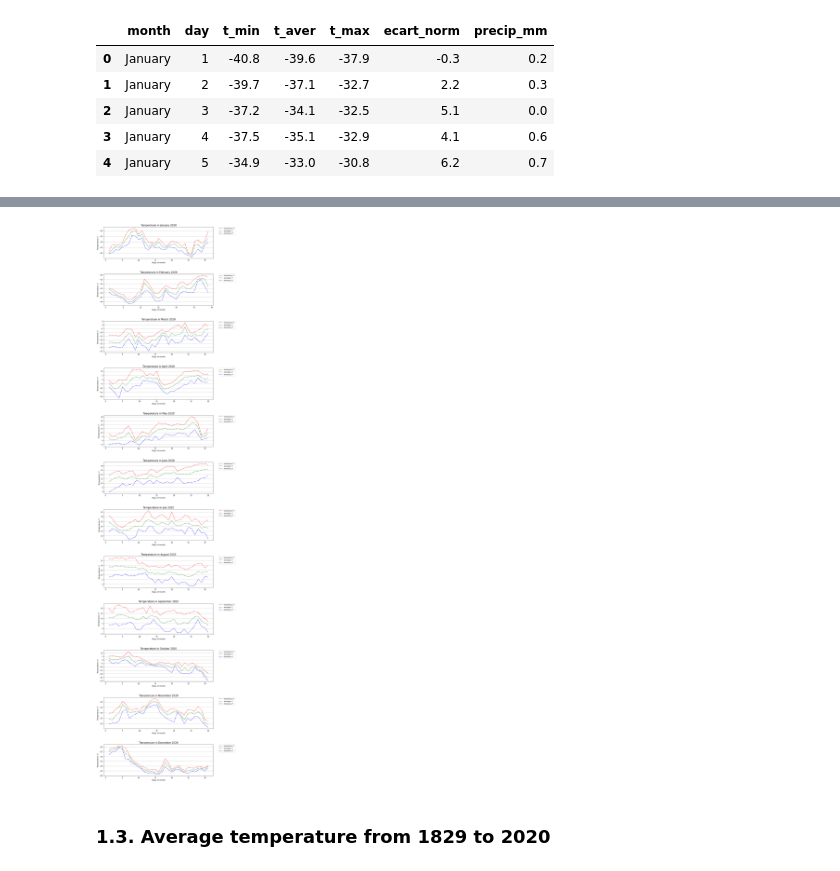
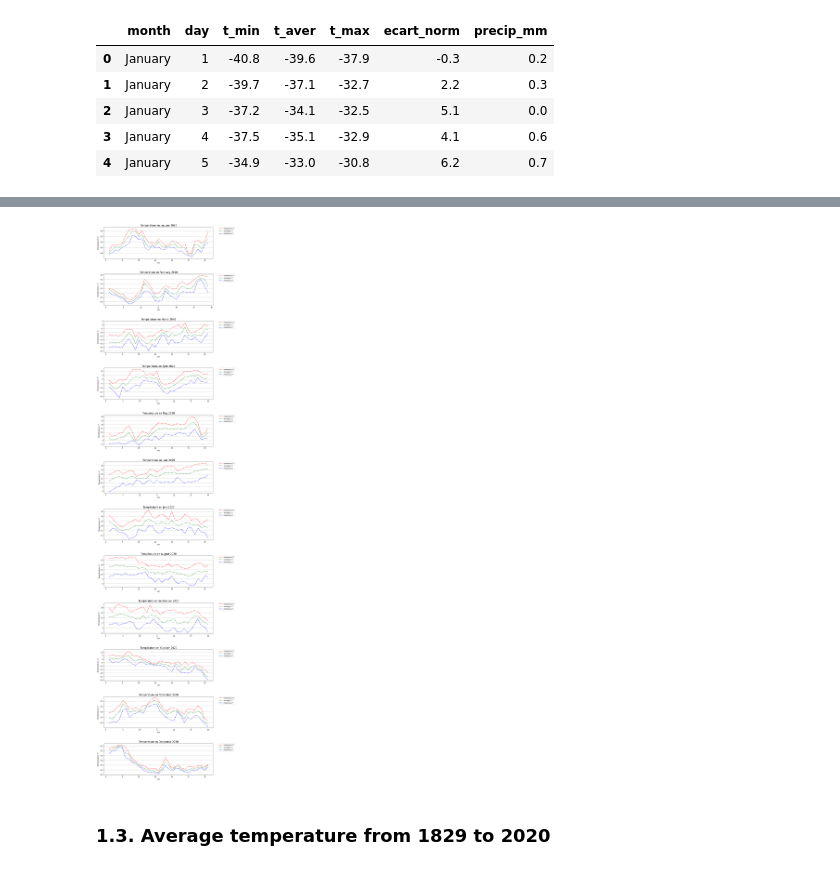
Before and after one commit to tatiana-kim/working-with-weather-data, a Jupyter notebook: weather_visual_mapping.ipynb, the cells around one changed output, grey strips where cells are left out. Drawn from its saved outputs; the diff is of its cells as text; code cells hidden in the pictures.

```diff
--- a/weather_visual_mapping.ipynb
+++ b/weather_visual_mapping.ipynb
@@ -80,37 +77,37 @@ fig, axs = plt.subplots(12, figsize=(12, 62))
 # space between plots
 plt.subplots_adjust(hspace=0.5)
 
 ploty = 0
 for i in months:
     # number of days in current month
     number_days = data[data.month == i].day
     number_days = np.array(number_days)
 
     # labels
-    axs[ploty].set_xlabel('Days of month', fontsize=11)
-    axs[ploty].set_ylabel('Temperature, t°', fontsize=11)
-    axs[ploty].set_title(f'Temperature in {i} 2020', fontsize=15)
+    axs[ploty].set_xlabel('jour', fontsize=11)
+    axs[ploty].set_ylabel('Température, t°', fontsize=11)
+    axs[ploty].set_title(f'Température en {i} 2020', fontsize=15)
 
     # temperature by day: max
     max_temp = data[data.month == i].t_max
     max_temp = np.array(max_temp)
     axs[ploty].plot(number_days, max_temp, 'r--', label="maximum, t°")
 
     # temperature by day: average
     average = data[data.month == i].t_aver
     average = np.array(average)
     axs[ploty].plot(number_days, average, 'g--', label="average, t°")
 
     # temperature by day: min
     min_temp = data[data.month == i].t_min
     min_temp = np.array(min_temp)
     axs[ploty].plot(number_days, min_temp, 'b--', label='minimun, t°')
     axs[ploty].legend(bbox_to_anchor=(1.05, 1), loc='upper left', borderaxespad=0.);
     axs[ploty].grid(axis='y')
 
     ploty += 1
 # %% [output]
-[figure, old version]
+[figure, new version]
 # %% [markdown]
 ### 1.3. Average temperature from 1829 to 2020
 # %% [markdown]
```
Also changed, not shown: parts of 15 cells of this notebook.
